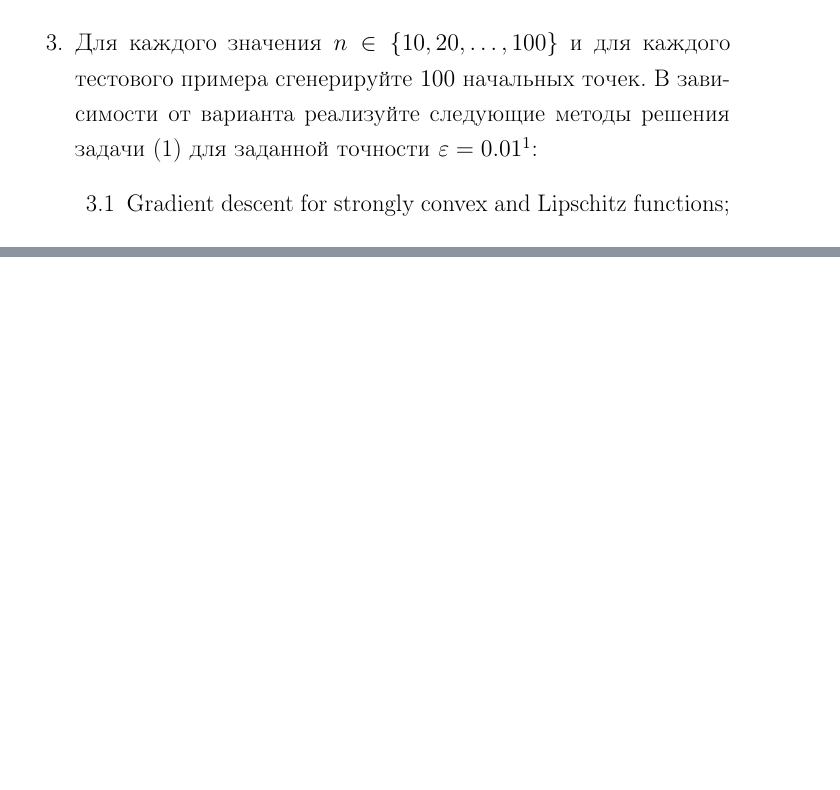
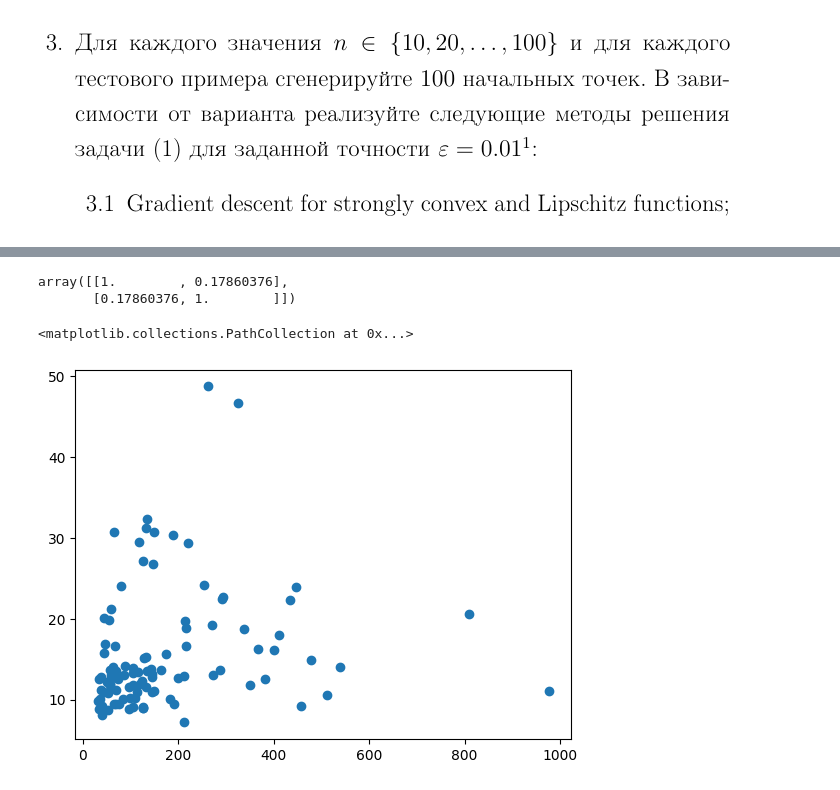
Before and after one commit to a13xbb/optimization-labs-mag, a Jupyter notebook: main.ipynb, the cells around one changed output, grey strips where cells are left out. Saved outputs shown, nothing was run; the diff lists cells and outputs as text; code cells hidden in the pictures; blank space fills up the shorter version.

```diff
--- a/main.ipynb
+++ b/main.ipynb
@@ -202,0 +275,2 @@ Average iters: 32.6155
+# %%
+dim_10_spectral_stats_agg = dim_10_spectral_stats.groupby("example_id").mean()
@@ -202,0 +294,10 @@ Average iters: 32.6155
+# %%
+np.corrcoef(dim_10_spectral_stats_agg["ev_ratio"], dim_10_spectral_stats_agg["iters"])
+# %% [output]
+array([[1.        , 0.17860376],
+       [0.17860376, 1.        ]])
+# %%
+plt.scatter(dim_10_spectral_stats_agg["ev_ratio"], dim_10_spectral_stats_agg["iters"])
+# %% [output]
+<matplotlib.collections.PathCollection at 0x...>
+[figure, added]
```
Also changed, not shown: parts of 23 cells of this notebook.
